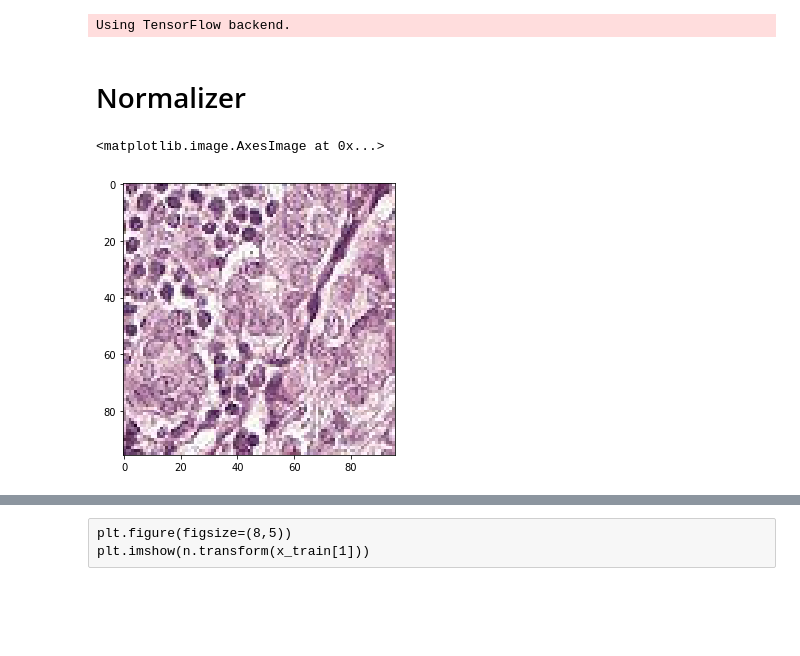
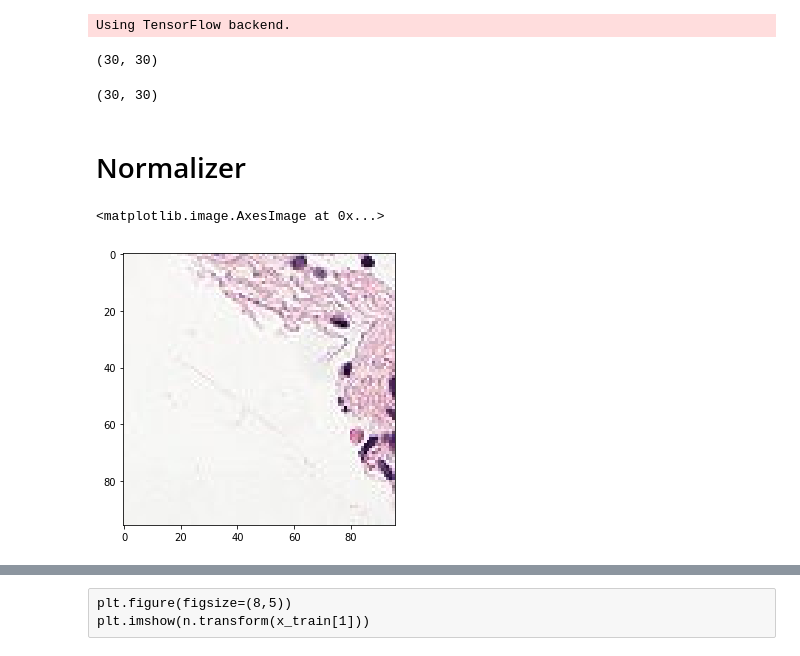
Before and after one commit to simgeekiz/PatchCamelyon, a Jupyter notebook: stainnorm/Normalized.ipynb, the cells around one changed output, grey strips where cells are left out. Cells and saved outputs as stored; diff of their text form; code cells hidden in the pictures; blank space fills up the shorter version.

```diff
--- a/stainnorm/Normalized.ipynb
+++ b/stainnorm/Normalized.ipynb
@@ -23,8 +23,15 @@ Using TensorFlow backend.
 # %%
 data_dir = '../data/'
 
-x_train, y_train, x_valid, y_valid = load_data(data_dir, purpose='train', limit=300, val_limit=300)
+x_train, y_train, x_valid, y_valid = load_data(data_dir, purpose='train', limit=30, val_limit=30)
 len(x_train), len(x_valid)
+# %% [output]
+(30, 30)
+# %%
+x_test, y_test = load_data(data_dir, purpose='test', limit=30, val_limit=30)
+len(x_test), len(x_test)
+# %% [output]
+(30, 30)
 # %% [markdown]
 # Normalizer
 # %%
@@ -35,7 +42,7 @@ first, x_train = x_train[0], x_train[1:]
 n.fit(first)
 # %%
 plt.figure(figsize=(8,5))
-plt.imshow(x_train[0])
+plt.imshow(x_test[0])
 # %% [output]
 <matplotlib.image.AxesImage at 0x...>
-[figure, old version]
+[figure, new version]
```
Also changed, not shown: parts of 7 cells of this notebook, 7 other files.
